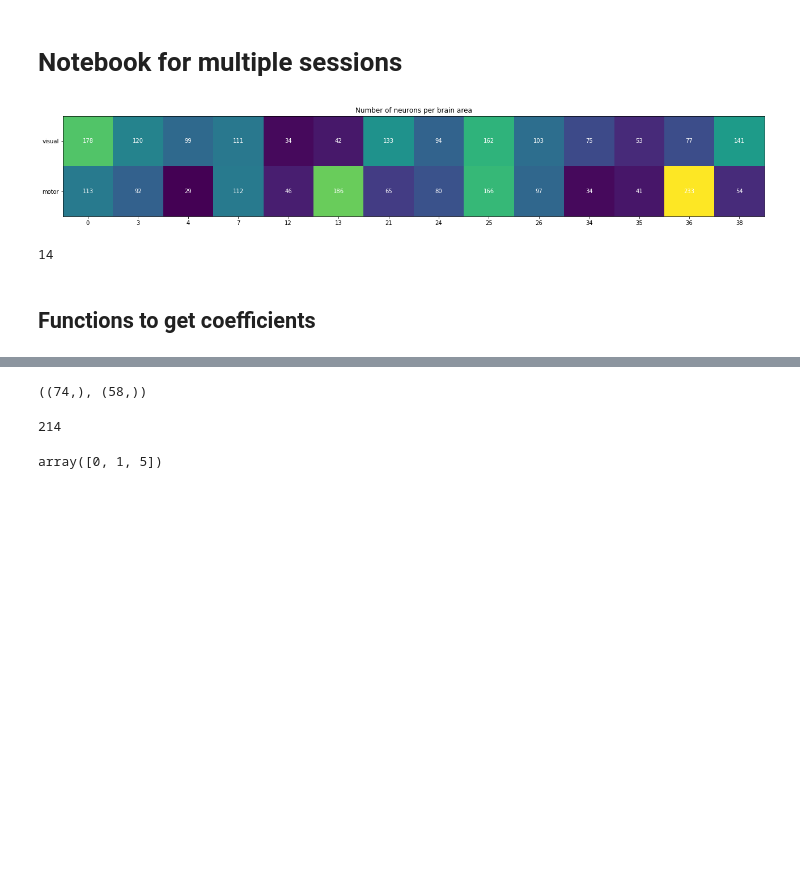
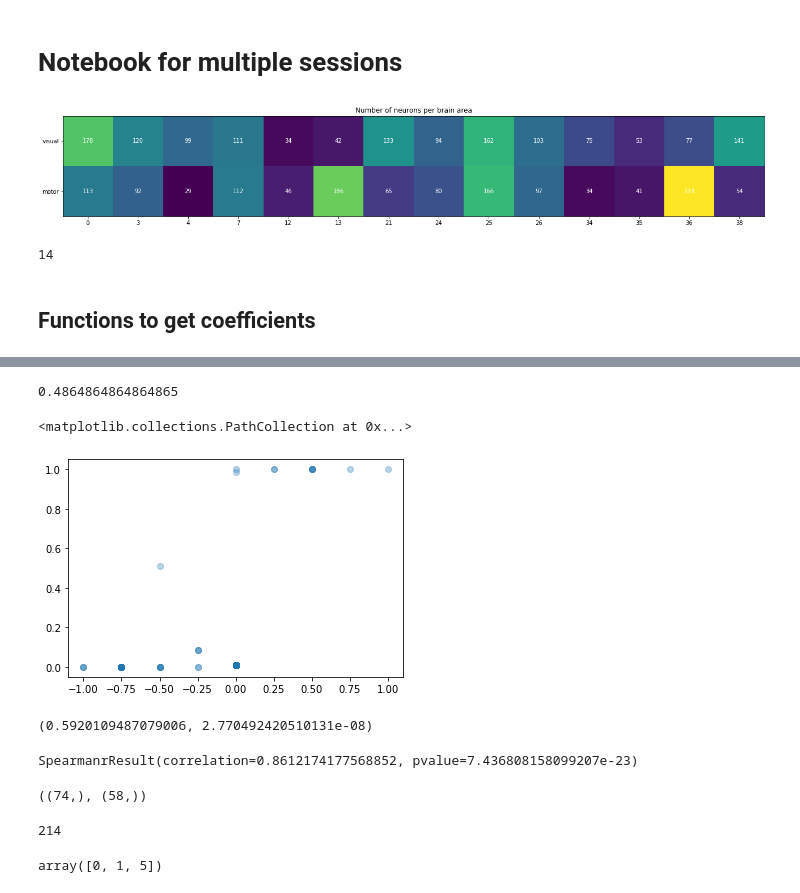
Before and after one commit to mgonzal1/wombats-malos, a Jupyter notebook: notebooks/multi_sessions.ipynb, the cells around one changed output, grey strips where cells are left out. Drawn from its saved outputs; the diff is of its cells as text; code cells hidden in the pictures; blank space fills up the shorter version.

Commit message:
binary model scores completed on notebook.

```diff
--- a/notebooks/multi_sessions.ipynb
+++ b/notebooks/multi_sessions.ipynb
@@ -186,8 +186,15 @@ def get_a3(region_dat, output_dat):
 
     return A3, decoder_perf, region_dat_hat
 
-def get_full_model_output(stim, A1, A2, A3, output_type='bool'):
-    linear_output = stim @ A1 @ A2 @ A3
+def get_ae(A1, A2, A3):
+    return A1@A2@A3
+
+def get_model_output(stim, AE=None, A1=None, A2=None, A3=None, output_type='bool'):
+
+    if AE is None:
+        linear_output = stim @ A1 @ A2 @ A3
+    else:
+        linear_output = stim @ AE
 
     if output_type=='prob':
         output = utils.sigmoid(linear_output).flatten()
@@ -300,0 +330,4 @@ train_set, val_set, no_go_set, no_resp_set = split_validation_set(session_data)
+# %%
+utils=reload(utils)
+train_set, val_set, nogo_set, noresp_set, nono_set = utils.split_validation_set(session_data)
+data_splits = {"train": train_set, "val": val_set, 'nogo': nogo_set, 'noresp': noresp_set, "nono": nono_set}
@@ -300,0 +341,7 @@ train_set, val_set, no_go_set, no_resp_set = split_validation_set(session_data)
+# %%
+data_div = "noresp"
+
+stim = data_splits[data_div]["stims"]
+subject_resp = data_splits[data_div]["response"] > 0
+correct_resp = data_splits[data_div]["delta_contrast"] > 0
+model_resp = get_model_output(stim, AE=AE, output_type='prob')
@@ -300,0 +389,9 @@ train_set, val_set, no_go_set, no_resp_set = split_validation_set(session_data)
+# %%
+metrics.binarry_acc(data_splits[data_div]["delta_contrast"], data_splits[data_div]["response"])
+# %% [output]
+0.4864864864864865
+# %%
+plt.scatter(data_splits[data_div]["delta_contrast"], model_resp, alpha=0.3)
+# %% [output]
+<matplotlib.collections.PathCollection at 0x...>
+[figure, added]
@@ -301,3 +400,11 @@ train_set, val_set, no_go_set, no_resp_set = split_validation_set(session_data)
+# %%
+ss.pearsonr(data_splits[data_div]["delta_contrast"], model_resp)
+# %% [output]
+(0.5920109487079006, 2.770492420510131e-08)
+# %%
+ss.spearmanr(data_splits[data_div]["delta_contrast"], model_resp)
+# %% [output]
+SpearmanrResult(correlation=0.8612174177568852, pvalue=7.436808158099207e-23)
 # %%
 stims = utils.get_stimulus(session_data)
 delta_contrast = session_data['contrast_left']-session_data['contrast_right']
```
Also changed, not shown: parts of 9 cells of this notebook, 3 other files.
